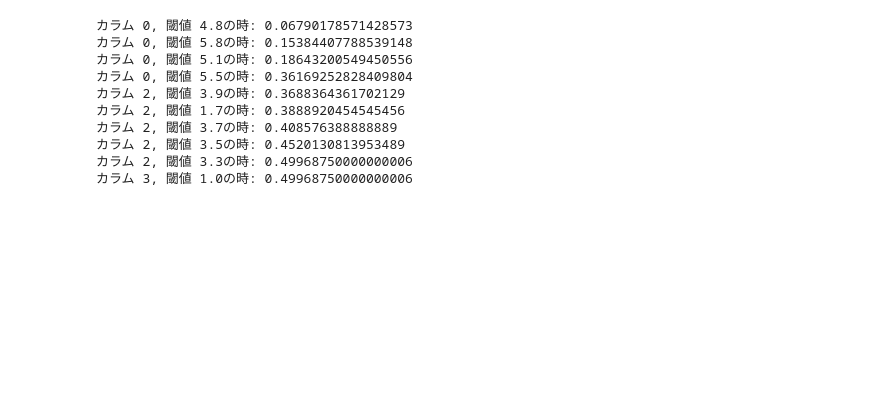
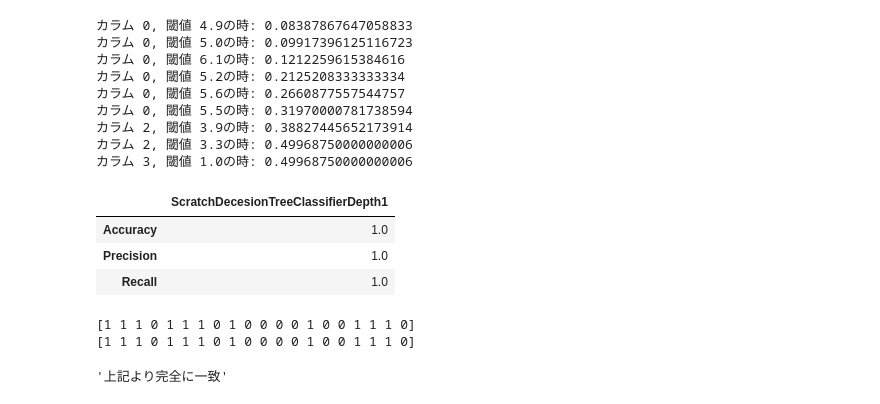
Before and after one commit to yutoJ/ml-learning, a Jupyter notebook: scratch_decision_tree.ipynb, the cells around one changed output. Cells and saved outputs as stored; diff of their text form; code cells hidden in the pictures; blank space fills up the shorter version.

```diff
--- a/scratch_decision_tree.ipynb
+++ b/scratch_decision_tree.ipynb
@@ -93,14 +89,0 @@ y = iris.target[:100]
-# %%
-dtc = ScratchDecesionTreeClassifierDepth1(verbose=True)
-dtc.fit(X_train, y_train)
-# %% [output]
-カラム 0, 閾値 4.8の時: 0.06790178571428573
-カラム 0, 閾値 5.8の時: 0.15384407788539148
-カラム 0, 閾値 5.1の時: 0.18643200549450556
-カラム 0, 閾値 5.5の時: 0.36169252828409804
-カラム 2, 閾値 3.9の時: 0.3688364361702129
-カラム 2, 閾値 1.7の時: 0.3888920454545456
-カラム 2, 閾値 3.7の時: 0.408576388888889
-カラム 2, 閾値 3.5の時: 0.4520130813953489
-カラム 2, 閾値 3.3の時: 0.49968750000000006
-カラム 3, 閾値 1.0の時: 0.49968750000000006
@@ -138,0 +90,64 @@ def evaluate_model_and_display_plot(X, y_test, model):
+# %%
+from matplotlib.colors import ListedColormap
+from sklearn.metrics import accuracy_score
+from sklearn.metrics import precision_score
+from sklearn.metrics import recall_score
+
+def display_plot(X, y, model):
+    mesh1, mesh2 = np.meshgrid(
+        np.arange(np.min(X[:,0]), np.max(X[:,0]), 0.01),
+        np.arange(np.min(X[:,1]), np.max(X[:,1]), 0.01)
+    )
+    mesh = np.c_[np.ravel(mesh1), np.ravel(mesh2)]
+    y_pred = model.predict(mesh).reshape(mesh1.shape)
+    plt.xlabel('f0')
+    plt.ylabel('f1')
+    # contourf: 塗りつぶし
+    plt.contourf(mesh1, mesh2, y_pred, cmap=ListedColormap(['pink', 'skyblue']))
+    # contour: 等高線
+    plt.contour(mesh1, mesh2, y_pred, colors='red')
+    plt.scatter(X[y==0][:, 0], X[y==0][:, 1], label='versicolor')
+    plt.scatter(X[y==1][:, 0], X[y==1][:, 1], label='virginica')
+    plt.legend()
+    plt.show()
+
+def evaluate_model(X, y, model, model_name):
+    y_pred = model.predict(X)
+    result = pd.DataFrame(
+        [accuracy_score(y, y_pred), precision_score(y, y_pred, average="micro"), recall_score(y, y_pred, average="micro")],
+        index=['Accuracy', 'Precision', 'Recall'],
+        columns=[model_name]
+     )
+    return result
+# %%
+# 問題5
+# irisデータで学習と予測
+X = iris.data[:100,:]
+y = iris.target[:100]
+(X_train, X_test, y_train, y_test) = train_test_split(X, y, test_size=0.2)
+dtc = ScratchDecisionTreeClassifierDepth1(verbose=True)
+dtc.fit(X_train, y_train)
+evaluate_model(X_test, y_test, dtc, dtc.name)
+# %% [output]
+カラム 0, 閾値 4.9の時: 0.08387867647058833
+カラム 0, 閾値 5.0の時: 0.09917396125116723
+カラム 0, 閾値 6.1の時: 0.1212259615384616
+カラム 0, 閾値 5.2の時: 0.2125208333333334
+カラム 0, 閾値 5.6の時: 0.2660877557544757
+カラム 0, 閾値 5.5の時: 0.31970000781738594
+カラム 2, 閾値 3.9の時: 0.38827445652173914
+カラム 2, 閾値 3.3の時: 0.49968750000000006
+カラム 3, 閾値 1.0の時: 0.49968750000000006
+|  | ScratchDecesionTreeClassifierDepth1 |
+| Accuracy | 1.0 |
+| Precision | 1.0 |
+| Recall | 1.0 |
+# %%
+# index 3の要素で1を堺に分割すると正しく分割できるのか確認
+print(np.where(X_test[:, 3] <1, 0, 1))
+print(y_test)
+display("上記より完全に一致")
+# %% [output]
+[1 1 1 0 1 1 1 0 1 0 0 0 0 1 0 0 1 1 1 0]
+[1 1 1 0 1 1 1 0 1 0 0 0 0 1 0 0 1 1 1 0]
+'上記より完全に一致'
```
Also changed, not shown: parts of 16 cells of this notebook.
